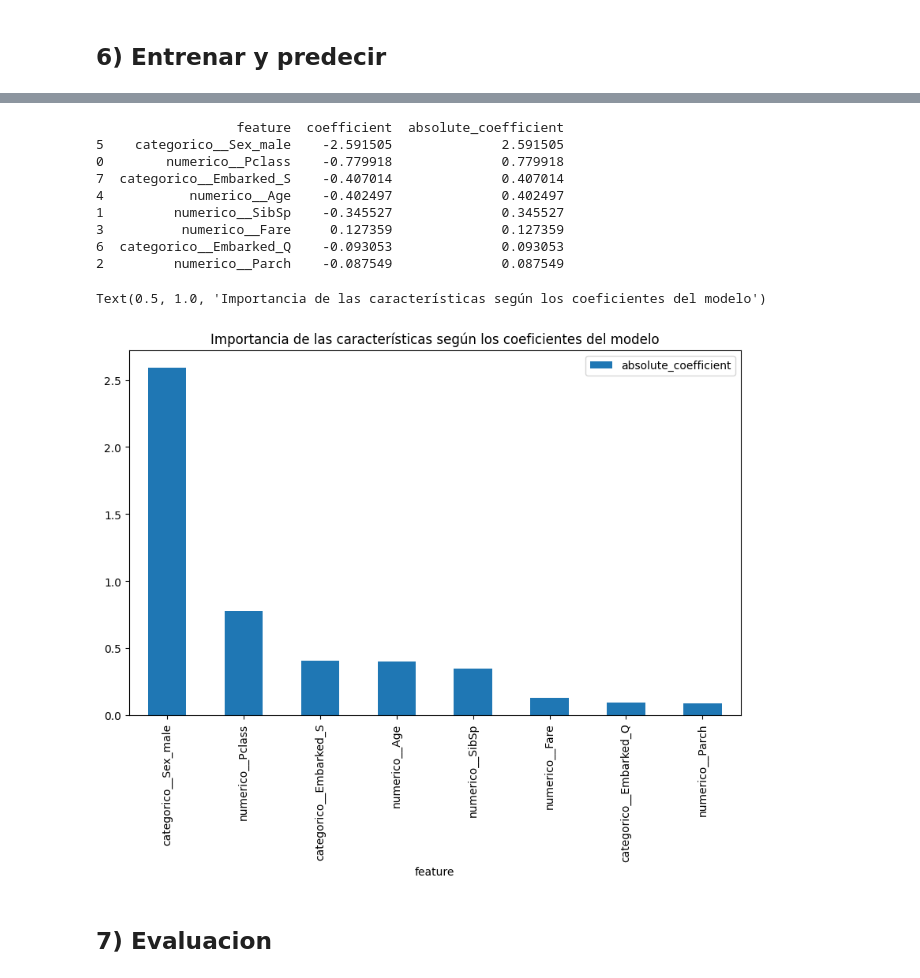
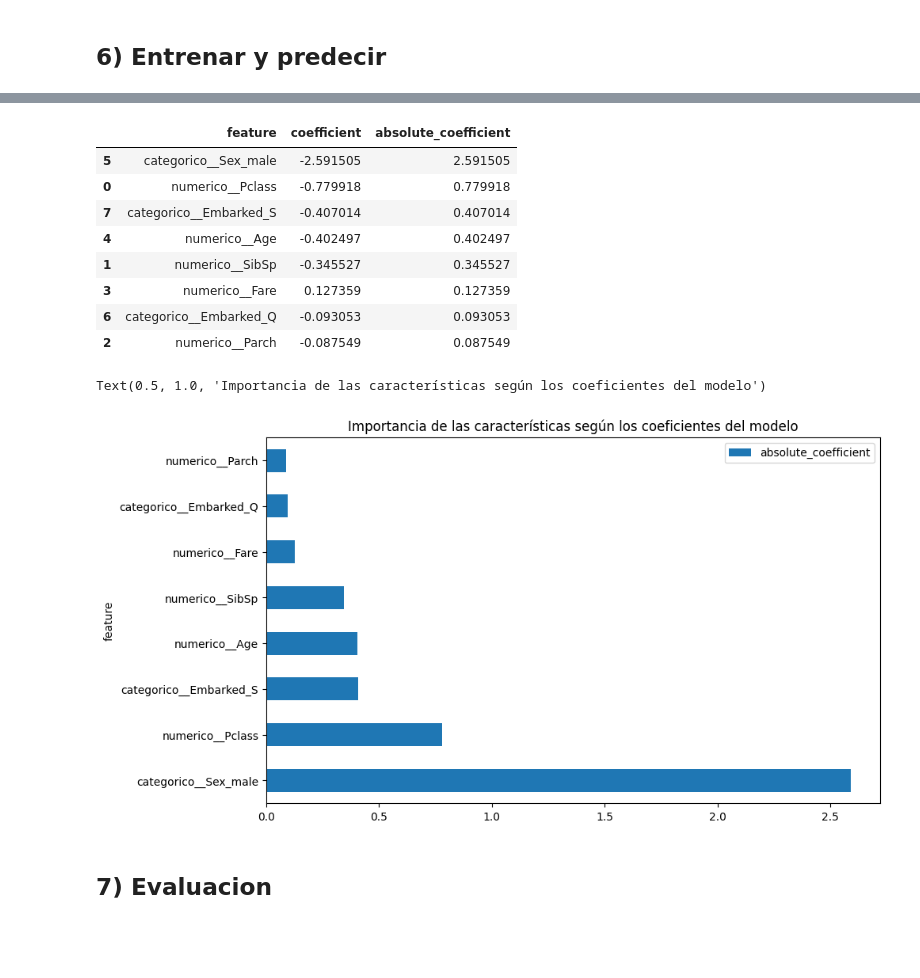
Before and after one commit to mrbungie/atdf105_2025s2, a Jupyter notebook: Python/2_tutoriales_completos/5_aprendizaje_supervisado/clasificacion/2_regresion_logistica.ipynb, the cells around one changed output, grey strips where cells are left out. Cells and saved outputs as stored; diff of their text form; code cells hidden in the pictures; blank space fills up the shorter version.

```diff
--- a/Python/2_tutoriales_completos/5_aprendizaje_supervisado/clasificacion/2_regresion_logistica.ipynb
+++ b/Python/2_tutoriales_completos/5_aprendizaje_supervisado/clasificacion/2_regresion_logistica.ipynb
@@ -187,27 +187,27 @@ Pipeline(steps=[('preprocesamiento',
 # %%
 feature_names = pipeline.named_steps["preprocesamiento"].get_feature_names_out()
 coefficients = pipeline.named_steps["modelo"].coef_
 
 coef_df = pd.DataFrame({
     "feature": feature_names,
     "coefficient": coefficients.flatten(),
     "absolute_coefficient": np.abs(coefficients.flatten())
 }).sort_values(by="absolute_coefficient", ascending=False)
-print(coef_df)
-coef_df.plot(x="feature", y="absolute_coefficient", kind="bar", figsize=(10, 6))
+display(coef_df)
+coef_df.plot(x="feature", y="absolute_coefficient", kind="barh", figsize=(10, 6))
 plt.title("Importancia de las características según los coeficientes del modelo")
 # %% [output]
+|  | feature | coefficient | absolute_coefficient |
+| 5 | categorico__Sex_male | -2.591505 | 2.591505 |
+| 0 | numerico__Pclass | -0.779918 | 0.779918 |
+| 7 | categorico__Embarked_S | -0.407014 | 0.407014 |
+| 4 | numerico__Age | -0.402497 | 0.402497 |
+| 1 | numerico__SibSp | -0.345527 | 0.345527 |
+| 3 | numerico__Fare | 0.127359 | 0.127359 |
+| 6 | categorico__Embarked_Q | -0.093053 | 0.093053 |
+| 2 | numerico__Parch | -0.087549 | 0.087549 |
-                  feature  coefficient  absolute_coefficient
-5    categorico__Sex_male    -2.591505              2.591505
-0        numerico__Pclass    -0.779918              0.779918
-7  categorico__Embarked_S    -0.407014              0.407014
-4           numerico__Age    -0.402497              0.402497
-1         numerico__SibSp    -0.345527              0.345527
-3          numerico__Fare     0.127359              0.127359
-6  categorico__Embarked_Q    -0.093053              0.093053
-2         numerico__Parch    -0.087549              0.087549
+Text(0.5, 1.0, 'Importancia de las características según los coeficientes del modelo')
-Text(0.5, 1.0, 'Importancia de las características según los coeficientes del modelo')
-[figure, old version]
+[figure, new version]
 # %%
 umbral = 0.5 # Este umbral puede ajustarse según las necesidades del problema, pero 0.5 es un punto de partida común.
 umbral = y_train.mean()  # Por ejemplo, usar la media de la variable dependiente como umbral
```
Also changed, not shown: parts of 1 cell of this notebook, 8 other files.
